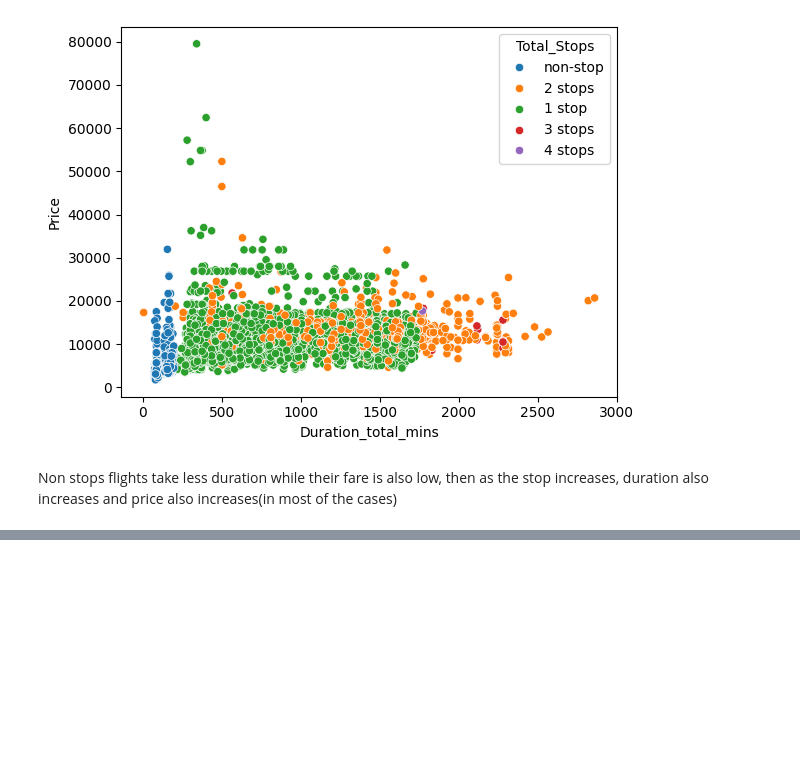
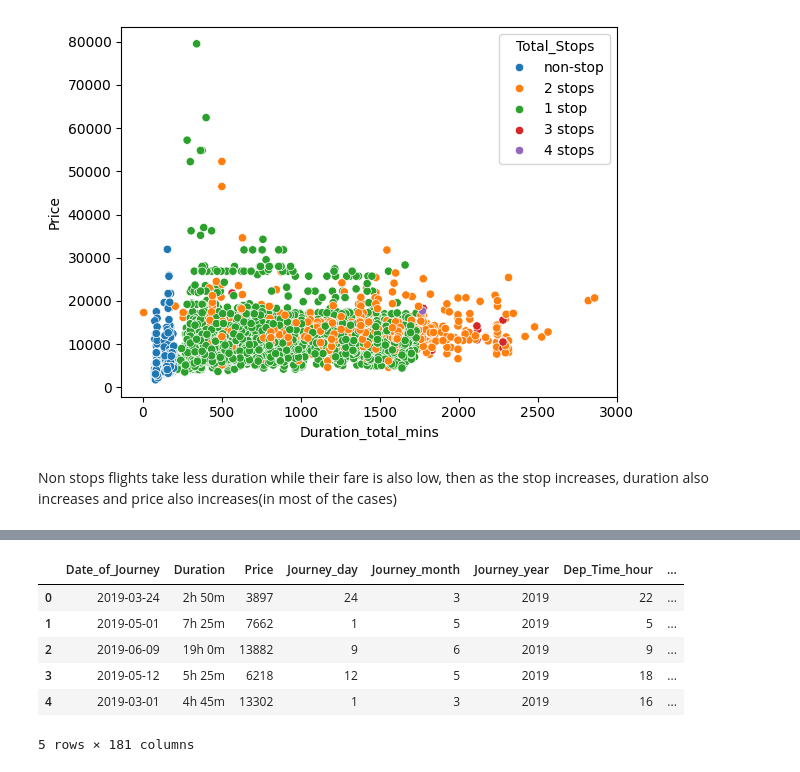
Before and after one commit to amantha6/flight-fare-detection, a Jupyter notebook: flight_prediction.ipynb, the cells around one changed output, grey strips where cells are left out. Cells and saved outputs as stored; diff of their text form; code cells hidden in the pictures; blank space fills up the shorter version.

Commit message:
one hot encoding

```diff
--- a/flight_prediction.ipynb
+++ b/flight_prediction.ipynb
@@ -352,0 +404,18 @@ duration also increases and price also increases(in most of the cases)
+# %%
+import pandas as pd
+
+# Assuming 'data' is your DataFrame
+# Applying one-hot encoding to multiple categorical columns
+categorical_cols = ['Airline', 'Source', 'Destination', 'Route', 'Total_Stops', 'Additional_Info']  # list of all categorical columns
+data_encoded = pd.get_dummies(data, columns=categorical_cols)
+
+# Display the new DataFrame structure
+data_encoded.head()
+# %% [output]
+|  | Date_of_Journey | Duration | Price | Journey_day | Journey_month | Journey_year | Dep_Time_hour | ... |
+| 0 | 2019-03-24 | 2h 50m | 3897 | 24 | 3 | 2019 | 22 | ... |
+| 1 | 2019-05-01 | 7h 25m | 7662 | 1 | 5 | 2019 | 5 | ... |
+| 2 | 2019-06-09 | 19h 0m | 13882 | 9 | 6 | 2019 | 9 | ... |
+| 3 | 2019-05-12 | 5h 25m | 6218 | 12 | 5 | 2019 | 18 | ... |
+| 4 | 2019-03-01 | 4h 45m | 13302 | 1 | 3 | 2019 | 16 | ... |
+5 rows × 181 columns
```
Also changed, not shown: parts of 10 cells of this notebook.
